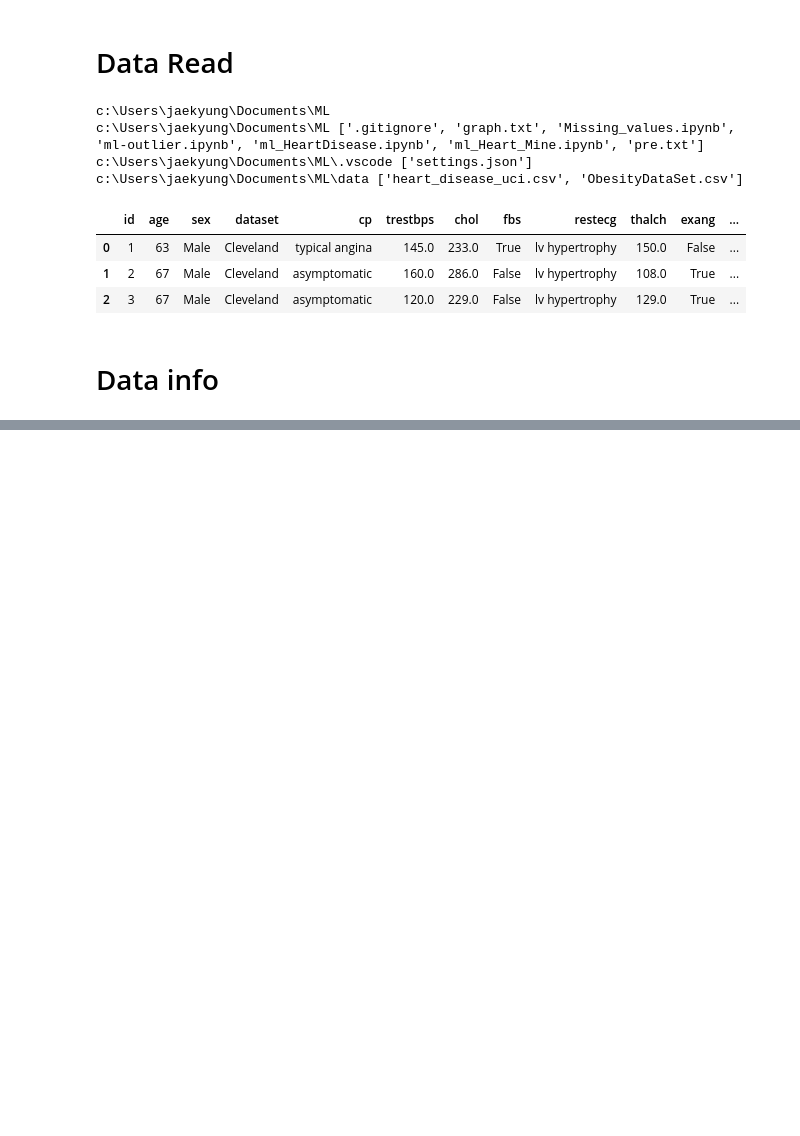
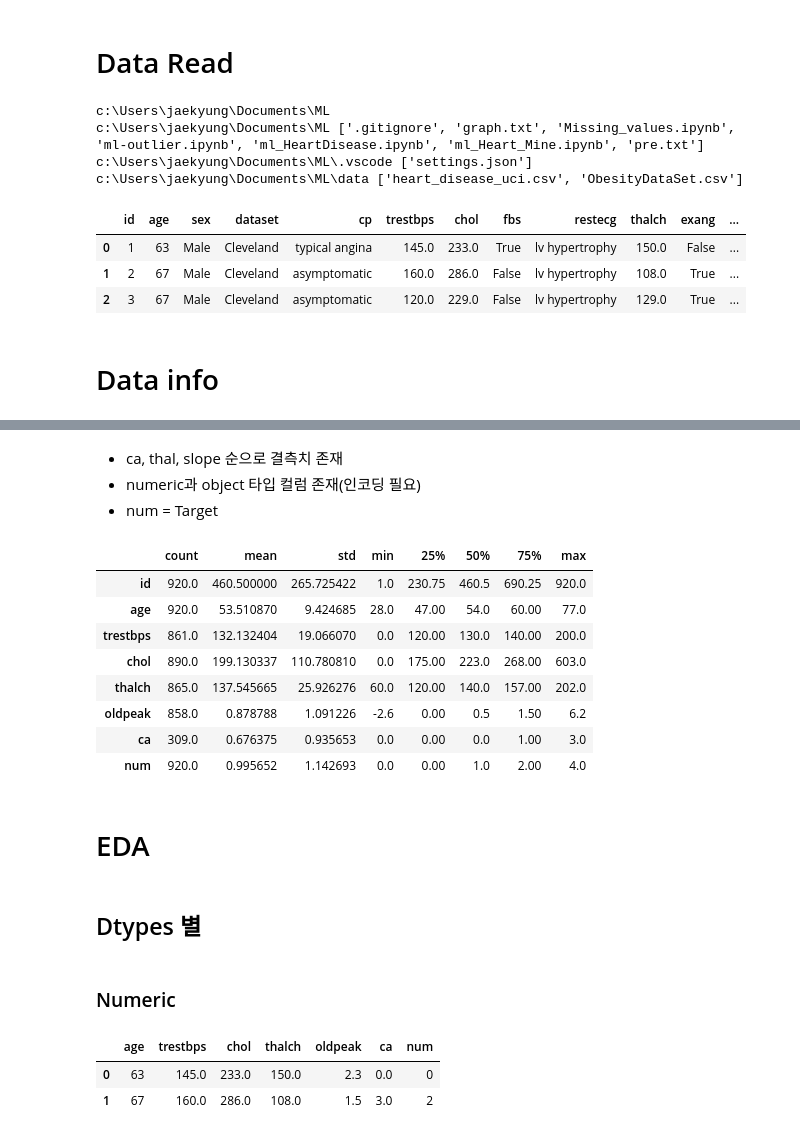
Before and after one commit to Pepi10/ML, a Jupyter notebook: ml_Heart_Mine.ipynb, the cells around one changed output, grey strips where cells are left out. Drawn from its saved outputs; the diff is of its cells as text; code cells hidden in the pictures; blank space fills up the shorter version.

```diff
--- a/ml_Heart_Mine.ipynb
+++ b/ml_Heart_Mine.ipynb
@@ -69,0 +106,29 @@ df.head(3)
+# %% [markdown]
+* ca, thal, slope 순으로 결측치 존재
+* numeric과 object 타입 컬럼 존재(인코딩 필요)
+* num = Target
+# %%
+df.describe().T
+# %% [output]
+|  | count | mean | std | min | 25% | 50% | 75% | max |
+| id | 920.0 | 460.500000 | 265.725422 | 1.0 | 230.75 | 460.5 | 690.25 | 920.0 |
+| age | 920.0 | 53.510870 | 9.424685 | 28.0 | 47.00 | 54.0 | 60.00 | 77.0 |
+| trestbps | 861.0 | 132.132404 | 19.066070 | 0.0 | 120.00 | 130.0 | 140.00 | 200.0 |
+| chol | 890.0 | 199.130337 | 110.780810 | 0.0 | 175.00 | 223.0 | 268.00 | 603.0 |
+| thalch | 865.0 | 137.545665 | 25.926276 | 60.0 | 120.00 | 140.0 | 157.00 | 202.0 |
+| oldpeak | 858.0 | 0.878788 | 1.091226 | -2.6 | 0.00 | 0.5 | 1.50 | 6.2 |
+| ca | 309.0 | 0.676375 | 0.935653 | 0.0 | 0.00 | 0.0 | 1.00 | 3.0 |
+| num | 920.0 | 0.995652 | 1.142693 | 0.0 | 0.00 | 1.0 | 2.00 | 4.0 |
+# %% [markdown]
+# EDA
+# %% [markdown]
+## Dtypes 별
+# %% [markdown]
+### Numeric
+# %%
+Num_df = df.select_dtypes(include = 'number').drop(columns = {'id'})
+Num_df.head(2)
+# %% [output]
+|  | age | trestbps | chol | thalch | oldpeak | ca | num |
+| 0 | 63 | 145.0 | 233.0 | 150.0 | 2.3 | 0.0 | 0 |
+| 1 | 67 | 160.0 | 286.0 | 108.0 | 1.5 | 3.0 | 2 |
```
Also changed, not shown: parts of 10 cells of this notebook.
